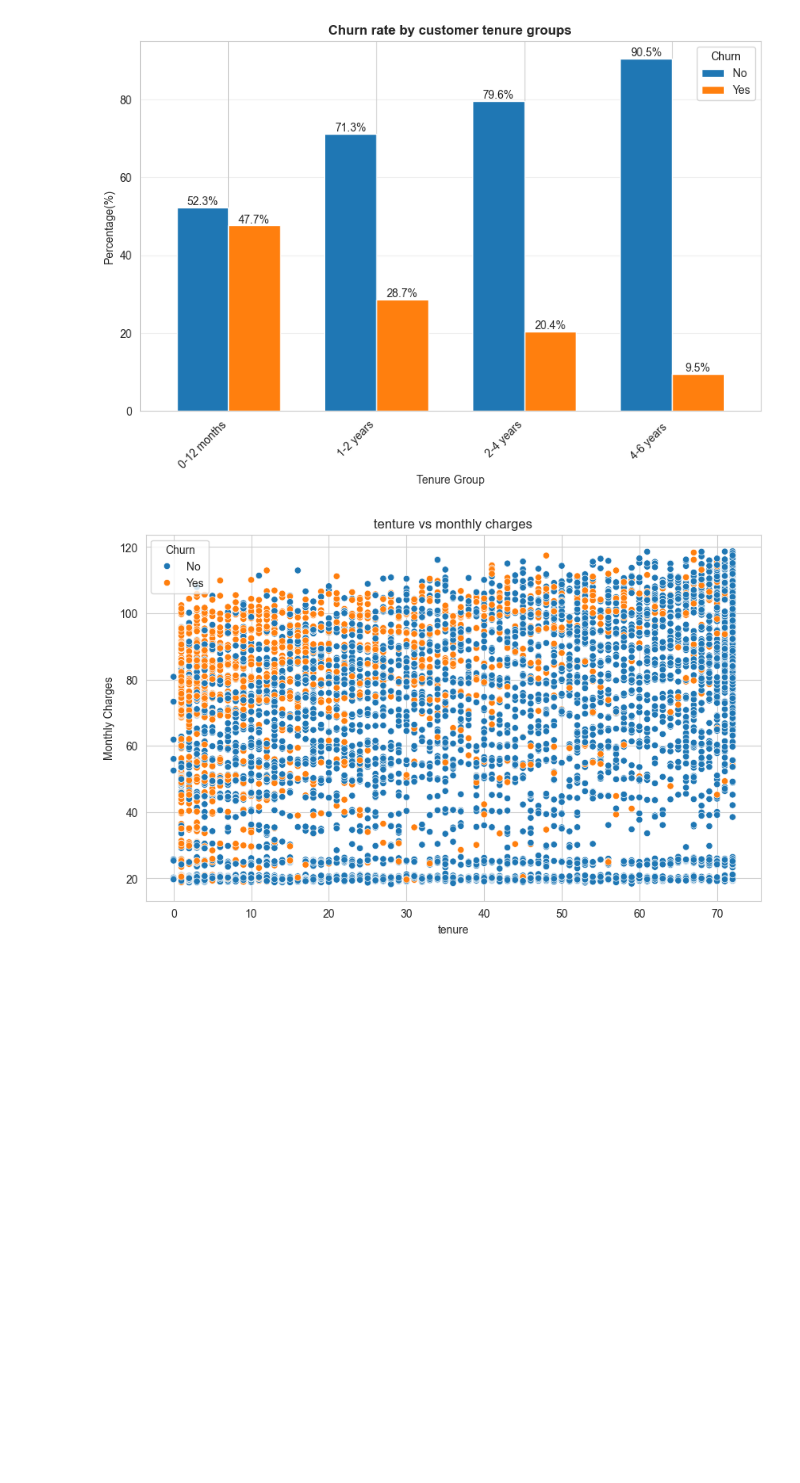
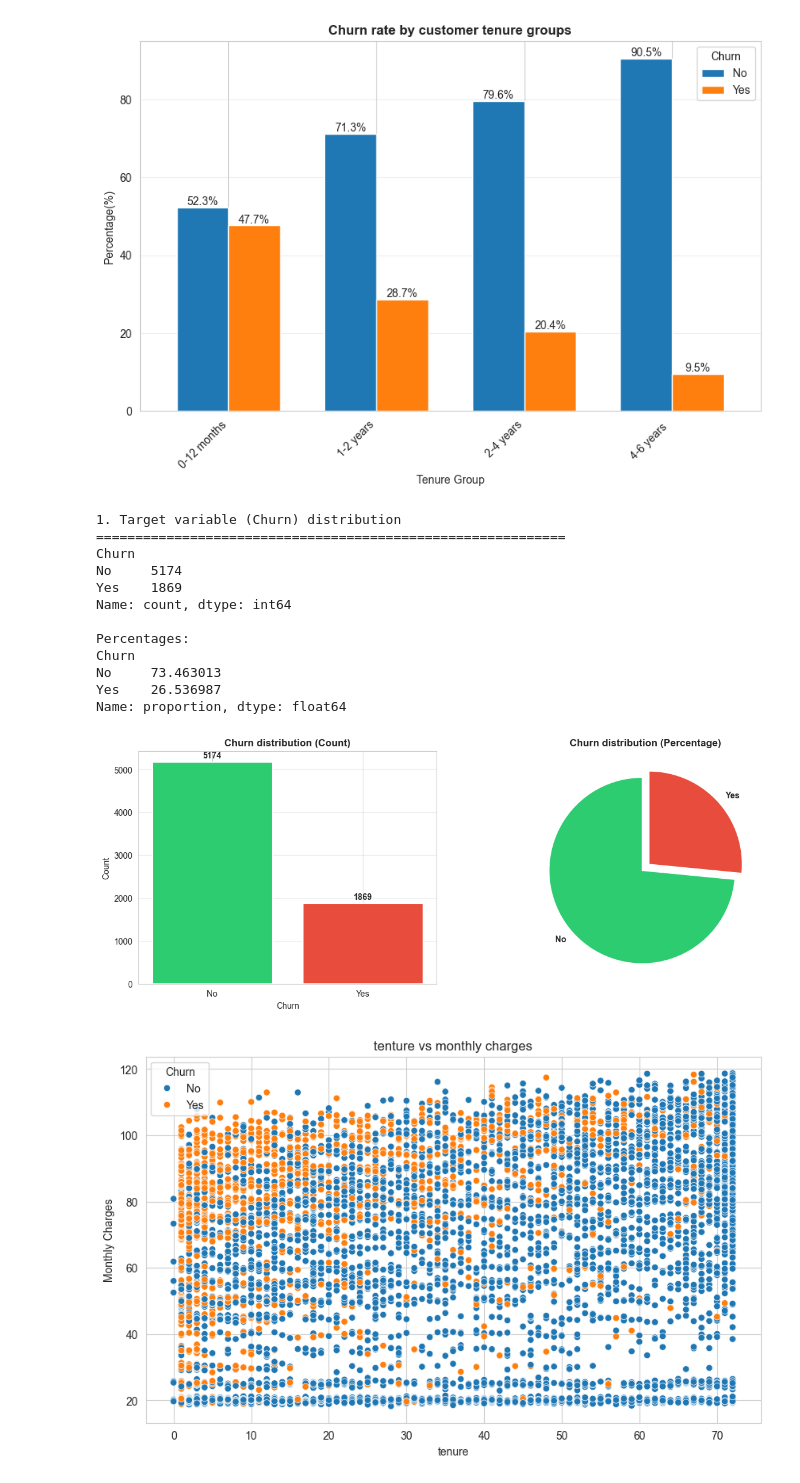
Before and after one commit to Niveka1998/telco-churn-prediction, a Jupyter notebook: Task1.ipynb, the cells around one changed output. Cells and saved outputs as stored; diff of their text form; code cells hidden in the pictures; blank space fills up the shorter version.

Commit message:
churn distribution

```diff
--- a/Task1.ipynb
+++ b/Task1.ipynb
@@ -280,6 +280,50 @@ plt.show()
 # %% [output]
 <Figure size 1200x600 with 0 Axes>
 [figure]
+# %%
+#Univariate analysis
+
+#1. Target (Churn)
+print("\n1. Target variable (Churn) distribution")
+print("="*60)
+churn_counts = df['Churn'].value_counts()
+churn_percent = df['Churn'].value_counts(normalize=True)*100
+print(churn_counts)
+print("\nPercentages: ")
+print(churn_percent)
+
+fig, axes = plt.subplots(1, 2, figsize=(14, 5))
+
+axes[0].bar(churn_counts.index, churn_counts.values,color =['#2ecc71', '#e74c3c'], linewidth=1.5)
+axes[0].set_title('Churn distribution (Count)', fontweight='bold')
+axes[0].set_xlabel('Churn')
+axes[0].set_ylabel('Count')
+axes[0].grid(axis='y',alpha=0.3)
+
+
+for i, v in enumerate(churn_counts.values):
+    axes[0].text(i, v + 100, str(v), ha='center', fontweight='bold')
+
+#pie chart
+colors =['#2ecc71', '#e74c3c']
+explode = (0.05, 0.05)
+axes[1].pie(churn_counts.values, labels=churn_counts.index, startangle=90, explode=explode,colors=colors, textprops={'fontweight':'bold'})
+axes[1].set_title('Churn distribution (Percentage)', fontweight='bold')
+plt.show()
+# %% [output]
+1. Target variable (Churn) distribution
+============================================================
+Churn
+No     5174
+Yes    1869
+Name: count, dtype: int64
+
+Percentages:
+Churn
+No     73.463013
+Yes    26.536987
+Name: proportion, dtype: float64
+[figure, added]
 # %%
 sns.scatterplot(x=df.tenure, y=df.MonthlyCharges, data=df , hue=df.Churn)
 plt.title('tenture vs monthly charges')
```
